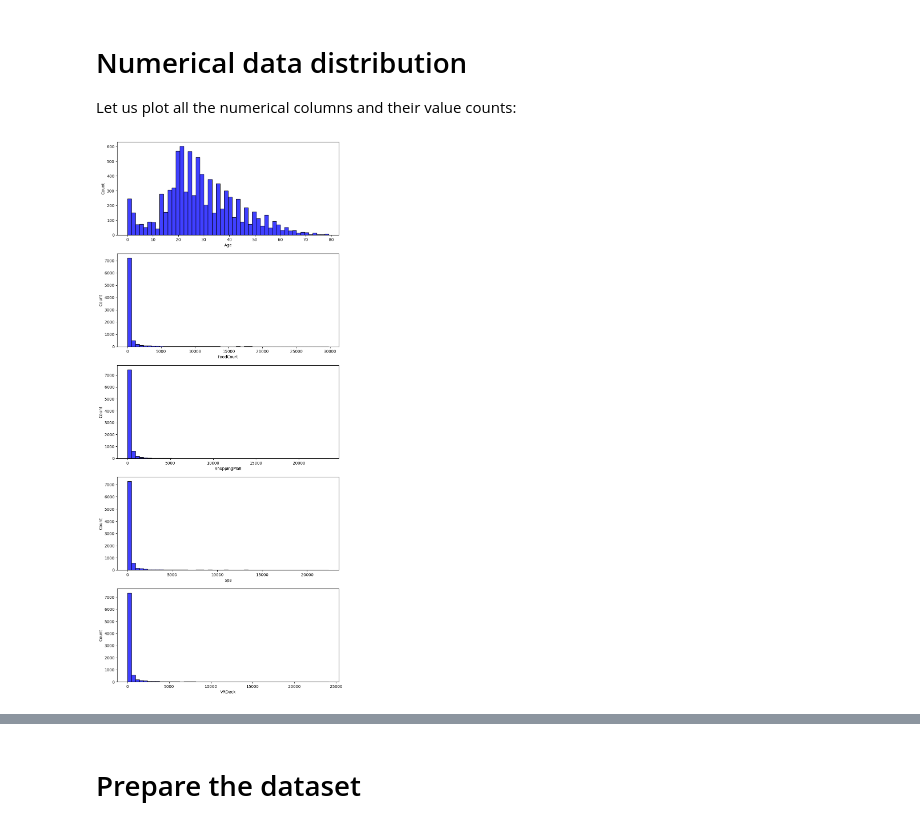
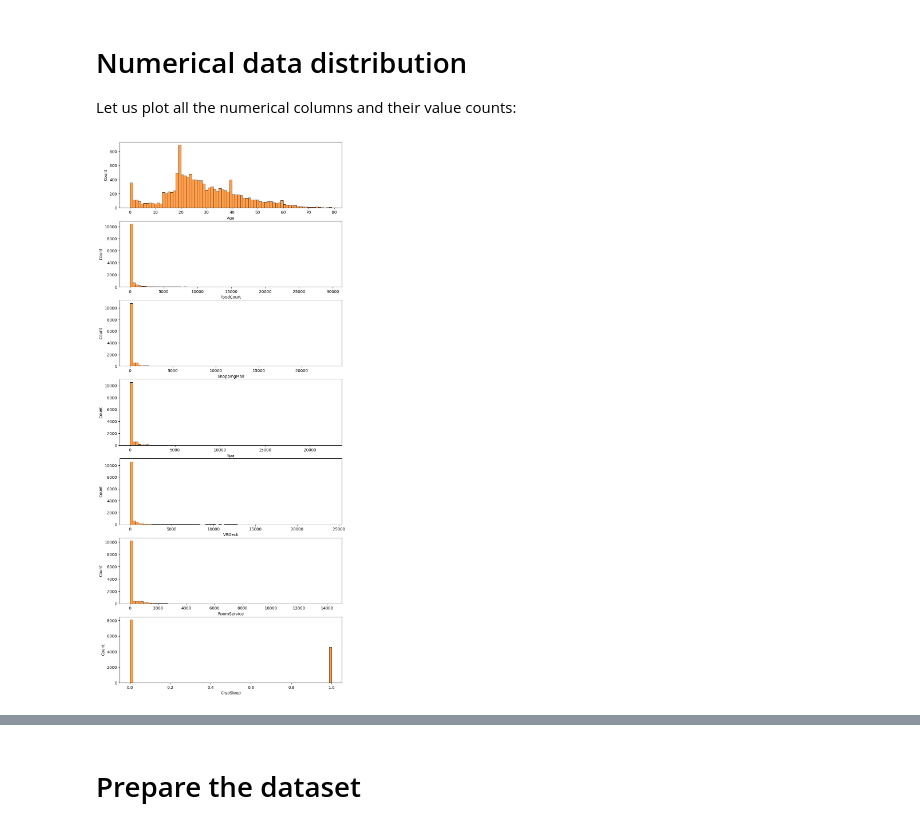
Before and after one commit to Dmytro-Tarasenko/SpaceTitanic, a Jupyter notebook: spaceship-titanic-with-scikit-learn.ipynb, the cells around one changed output, grey strips where cells are left out. Drawn from its saved outputs; the diff is of its cells as text; code cells hidden in the pictures.

```diff
--- a/spaceship-titanic-with-scikit-learn.ipynb
+++ b/spaceship-titanic-with-scikit-learn.ipynb
@@ -235,13 +227,15 @@ sns.barplot(x=plot_df.index, y=plot_df.values)
 
 Let us plot all the numerical columns and their value counts:
 # %%
-fig, ax = plt.subplots(5,1,  figsize=(10, 10))
+fig, ax = plt.subplots(7,1,  figsize=(10, 10))
 plt.subplots_adjust(top = 2)
 
-sns.histplot(df_train['Age'], color='b', bins=50, ax=ax[0]);
-sns.histplot(df_train['FoodCourt'], color='b', bins=50, ax=ax[1]);
-sns.histplot(df_train['ShoppingMall'], color='b', bins=50, ax=ax[2]);
-sns.histplot(df_train['Spa'], color='b', bins=50, ax=ax[3]);
-sns.histplot(df_train['VRDeck'], color='b', bins=50, ax=ax[4]);
+sns.histplot(combined_df['Age'], color='C1', bins=75, ax=ax[0]);
+sns.histplot(combined_df['FoodCourt'], color='C1', bins=75, ax=ax[1]);
+sns.histplot(combined_df['ShoppingMall'], color='C1', bins=75, ax=ax[2]);
+sns.histplot(combined_df['Spa'], color='C1', bins=75, ax=ax[3]);
+sns.histplot(combined_df['VRDeck'], color='C1', bins=75, ax=ax[4]);
+sns.histplot(combined_df['RoomService'], color='C1', bins=75, ax=ax[5]);
+sns.histplot(combined_df['CryoSleep'], color='C1', bins=75, ax=ax[6]);
 # %% [output]
-[figure, old version]
+[figure, new version]
```
Also changed, not shown: parts of 6 cells of this notebook.
